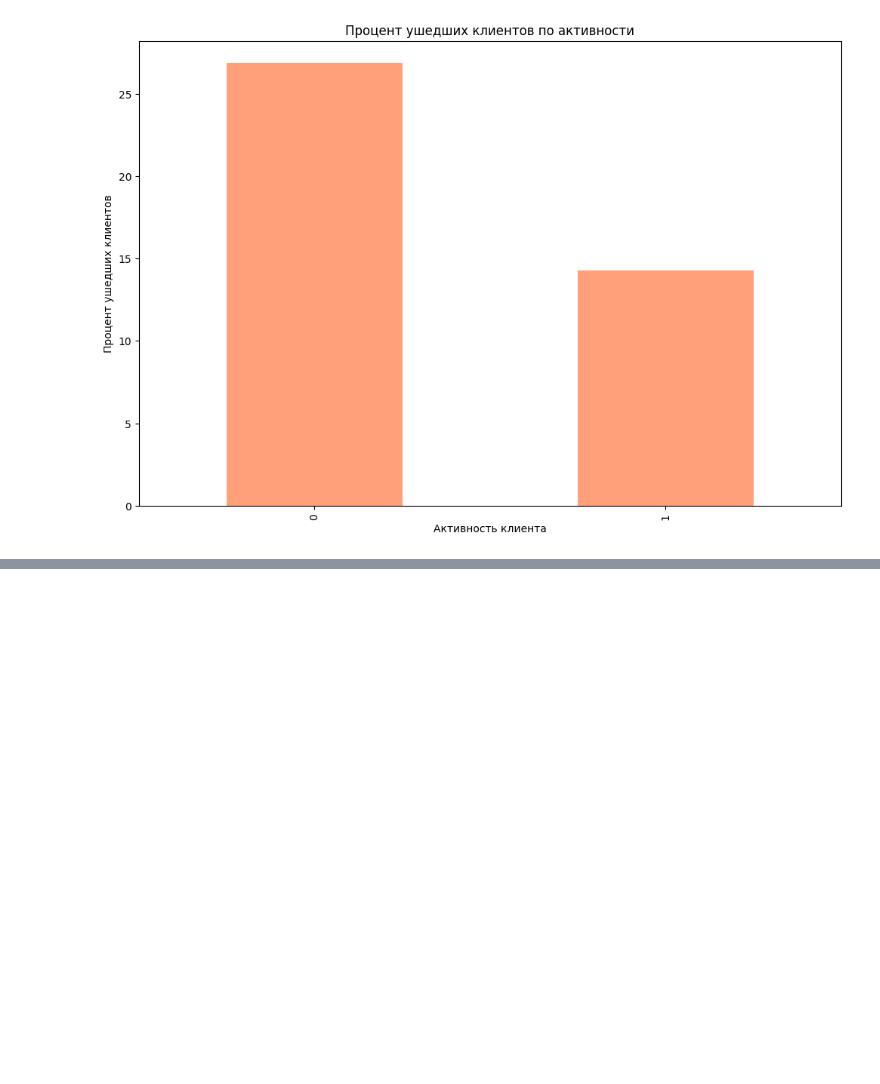
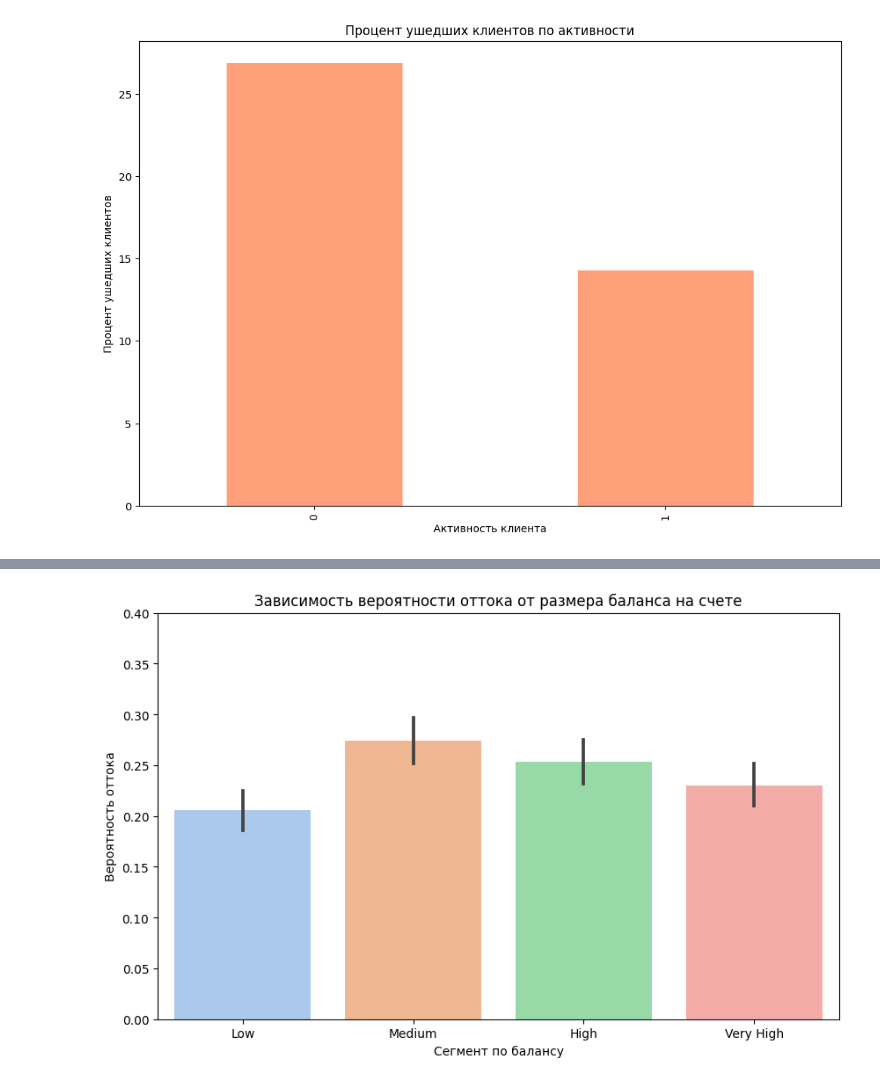
Before and after one commit to uastrova/Bank-Customer-Churn-Analysis, a Jupyter notebook: bank-customer-churn-prediction.ipynb, the cells around one changed output, grey strips where cells are left out. Cells and saved outputs as stored; diff of their text form; code cells hidden in the pictures; blank space fills up the shorter version.

Commit message:
Kaggle Notebook | Bank Customer Churn Prediction | Version 4

```diff
--- a/bank-customer-churn-prediction.ipynb
+++ b/bank-customer-churn-prediction.ipynb
@@ -561,0 +553,14 @@ activity_churn
+# %%
+df_active = df[df['Balance'] > 0].copy()
+activity_profile = df_active.groupby('IsActiveMember')[
+    ['CreditScore', 'Age', 'Balance', 'NumOfProducts', 'Exited']
+].mean().round(2)
+
+print("Сравнительный профиль активных и неактивных клиентов:")
+print(activity_profile)
+
+print("\nДоля неактивных клиентов по странам:")
+print(df_active.groupby('Geography')['IsActiveMember'].apply(lambda x: (x == 0).mean() * 100).round(1))
+
+print("\nДоля неактивных клиентов по возрастным группам:")
+print(df_active.groupby('age_group')['IsActiveMember'].apply(lambda x: (x == 0).mean() * 100).round(1))
@@ -561,0 +610,9 @@ activity_churn
+# %%
+# Сегментируем пользователей с положительным балансом на группы
+df_active['BalanceSegment'] = pd.qcut(df_active['Balance'], q=4, labels=['Low', 'Medium', 'High', 'Very High'])
+
+# Считаем отток в каждом сегменте
+balance_churn = df_active.groupby('BalanceSegment')['Exited'].agg(['mean', 'count']).round(4)
+balance_churn['mean'] = balance_churn['mean'] * 100
+print("Процент оттока по сегментам баланса:")
+print(balance_churn)
@@ -561,0 +627,10 @@ activity_churn
+# %%
+plt.figure(figsize=(10, 6))
+sns.barplot(data=df_active, x='BalanceSegment', y='Exited', estimator=np.mean, palette='pastel')
+plt.title('Зависимость вероятности оттока от размера баланса на счете')
+plt.ylabel('Вероятность оттока')
+plt.xlabel('Сегмент по балансу')
+plt.ylim(0, 0.4)
+plt.show()
+# %% [output]
+[figure, added]
```
Also changed, not shown: parts of 25 cells of this notebook.
